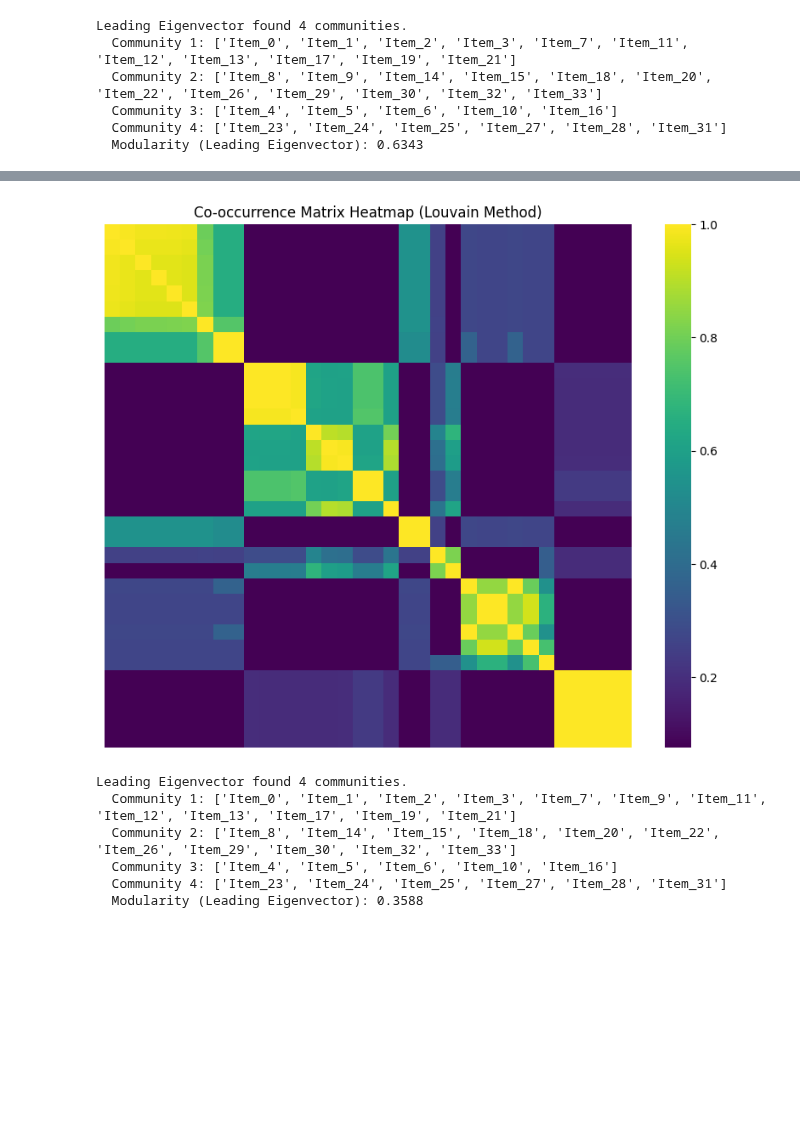
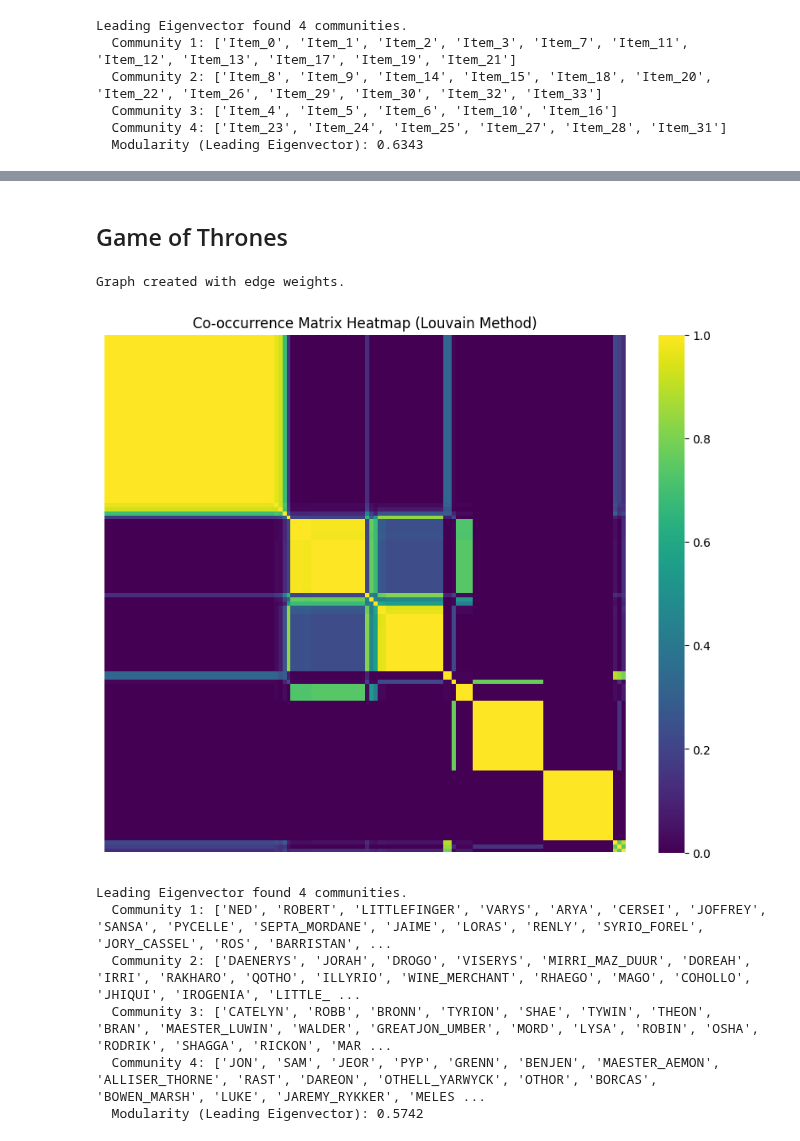
Before and after one commit to BeaMarton13/community-detection-guide-w-igraph, a Jupyter notebook: notebooks/consensus_clustering.ipynb, the cells around one changed output, grey strips where cells are left out. Drawn from its saved outputs; the diff is of its cells as text; code cells hidden in the pictures; blank space fills up the shorter version.

Commit message:
add: consensus clustering on GoT network

```diff
--- a/notebooks/consensus_clustering.ipynb
+++ b/notebooks/consensus_clustering.ipynb
@@ -48,9 +48,13 @@ def plot_heatmap(cooccurrence_df, title):
     plt.show()
 
 
-def build_graph(cooccurrence_matrix):
+def build_graph(cooccurrence_matrix, graph):
     num_nodes = cooccurrence_matrix.shape[0]
-    node_names = [f'Item_{i}' for i in range(num_nodes)]
+    if 'name' in graph.vs.attributes():
+        num_vs = graph.vcount()
+        node_names = [graph.vs[i]['name'] for i in range(num_vs)]
+    else:
+        node_names = [f'Item_{i}' for i in range(num_nodes)]
 
     edges = []
     weights = []
@@ -72,7 +76,8 @@ def run_consensus_clustering(graph, num_runs, community_detection_method, params
         cooccurrence_df = build_cooccurrence_df(cooccurrence_matrix)
         plot_heatmap(cooccurrence_df, "Co-occurrence Matrix Heatmap (Louvain Method)")
 
-    g = build_graph(cooccurrence_matrix)
+    g = build_graph(cooccurrence_matrix, graph)
+    # le_clusters = g.community_infomap(edge_weights='weight')
     le_clusters = g.community_leading_eigenvector(weights='weight')
     print(f"\nLeading Eigenvector found {len(le_clusters)} communities.")
     for i, cluster in enumerate(le_clusters):
@@ -135,10 +131,16 @@ plot_heatmap(cooccurrence_df, "Co-occurrence Matrix Heatmap (Leiden Method - ran
-# %%
-run_consensus_clustering(karate_club, num_runs, community_detection_method="leiden", params=params, plot=True)
-# %% [output]
-[figure, removed]
-Leading Eigenvector found 4 communities.
-  Community 1: ['Item_0', 'Item_1', 'Item_2', 'Item_3', 'Item_7', 'Item_9', 'Item_11', 'Item_12', 'Item_13', 'Item_17', 'Item_19', 'Item_21']
-  Community 2: ['Item_8', 'Item_14', 'Item_15', 'Item_18', 'Item_20', 'Item_22', 'Item_26', 'Item_29', 'Item_30', 'Item_32', 'Item_33']
-  Community 3: ['Item_4', 'Item_5', 'Item_6', 'Item_10', 'Item_16']
-  Community 4: ['Item_23', 'Item_24', 'Item_25', 'Item_27', 'Item_28', 'Item_31']
-  Modularity (Leading Eigenvector): 0.3588
+# %% [markdown]
+## Game of Thrones
+# %%
+got_network = load_got_network()
+# %% [output]
+Graph created with edge weights.
+# %%
+run_consensus_clustering(got_network, num_runs, community_detection_method="multilevel", plot=True)
+# %% [output]
+[figure, added]
+Leading Eigenvector found 4 communities.
+  Community 1: ['NED', 'ROBERT', 'LITTLEFINGER', 'VARYS', 'ARYA', 'CERSEI', 'JOFFREY', 'SANSA', 'PYCELLE', 'SEPTA_MORDANE', 'JAIME', 'LORAS', 'RENLY', 'SYRIO_FOREL', 'JORY_CASSEL', 'ROS', 'BARRISTAN', ...
+  Community 2: ['DAENERYS', 'JORAH', 'DROGO', 'VISERYS', 'MIRRI_MAZ_DUUR', 'DOREAH', 'IRRI', 'RAKHARO', 'QOTHO', 'ILLYRIO', 'WINE_MERCHANT', 'RHAEGO', 'MAGO', 'COHOLLO', 'JHIQUI', 'IROGENIA', 'LITTLE_ ...
+  Community 3: ['CATELYN', 'ROBB', 'BRONN', 'TYRION', 'SHAE', 'TYWIN', 'THEON', 'BRAN', 'MAESTER_LUWIN', 'WALDER', 'GREATJON_UMBER', 'MORD', 'LYSA', 'ROBIN', 'OSHA', 'RODRIK', 'SHAGGA', 'RICKON', 'MAR ...
+  Community 4: ['JON', 'SAM', 'JEOR', 'PYP', 'GRENN', 'BENJEN', 'MAESTER_AEMON', 'ALLISER_THORNE', 'RAST', 'DAREON', 'OTHELL_YARWYCK', 'OTHOR', 'BORCAS', 'BOWEN_MARSH', 'LUKE', 'JAREMY_RYKKER', 'MELES ...
+  Modularity (Leading Eigenvector): 0.5742
```
Also changed, not shown: parts of 3 cells of this notebook.
